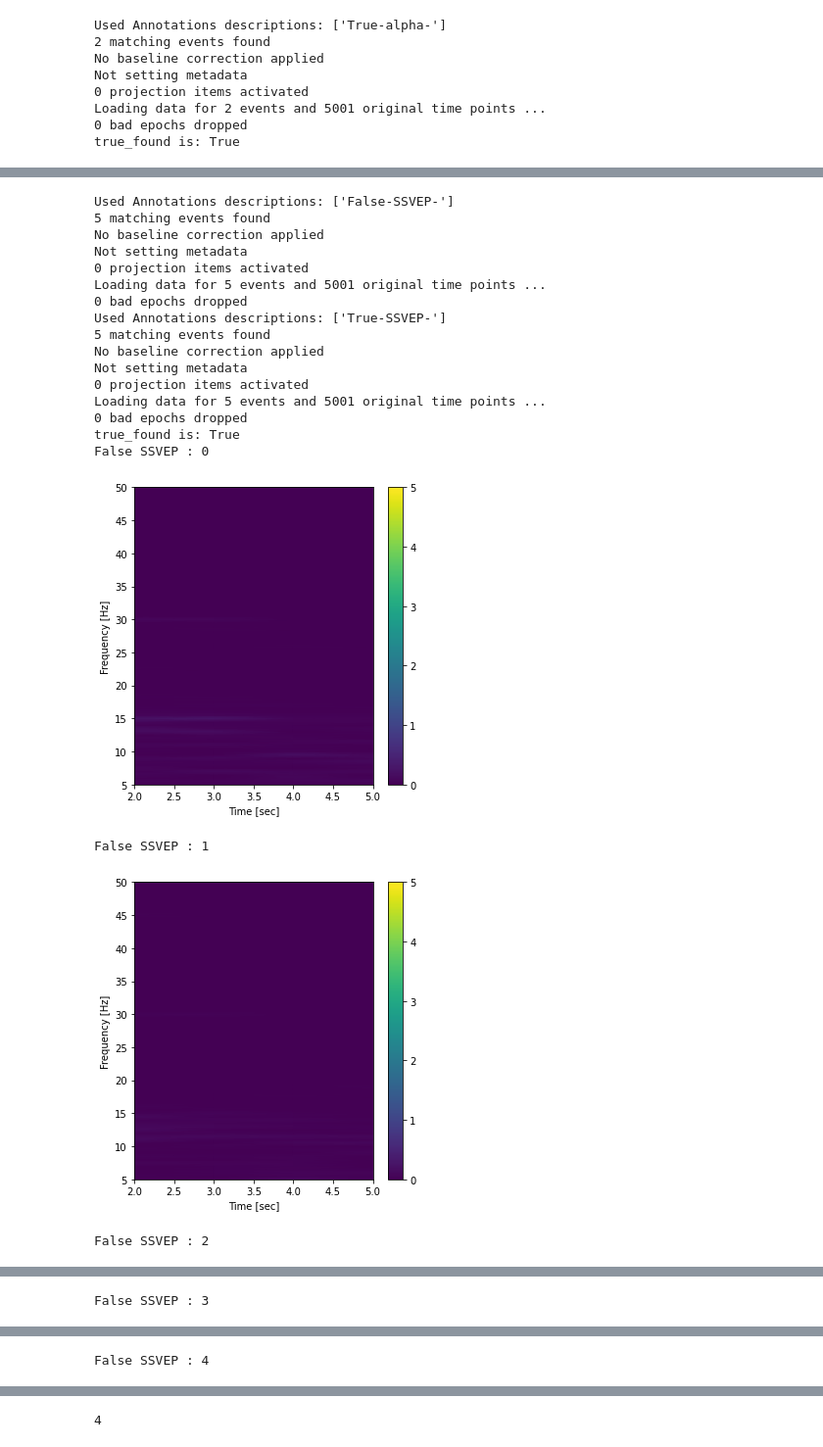
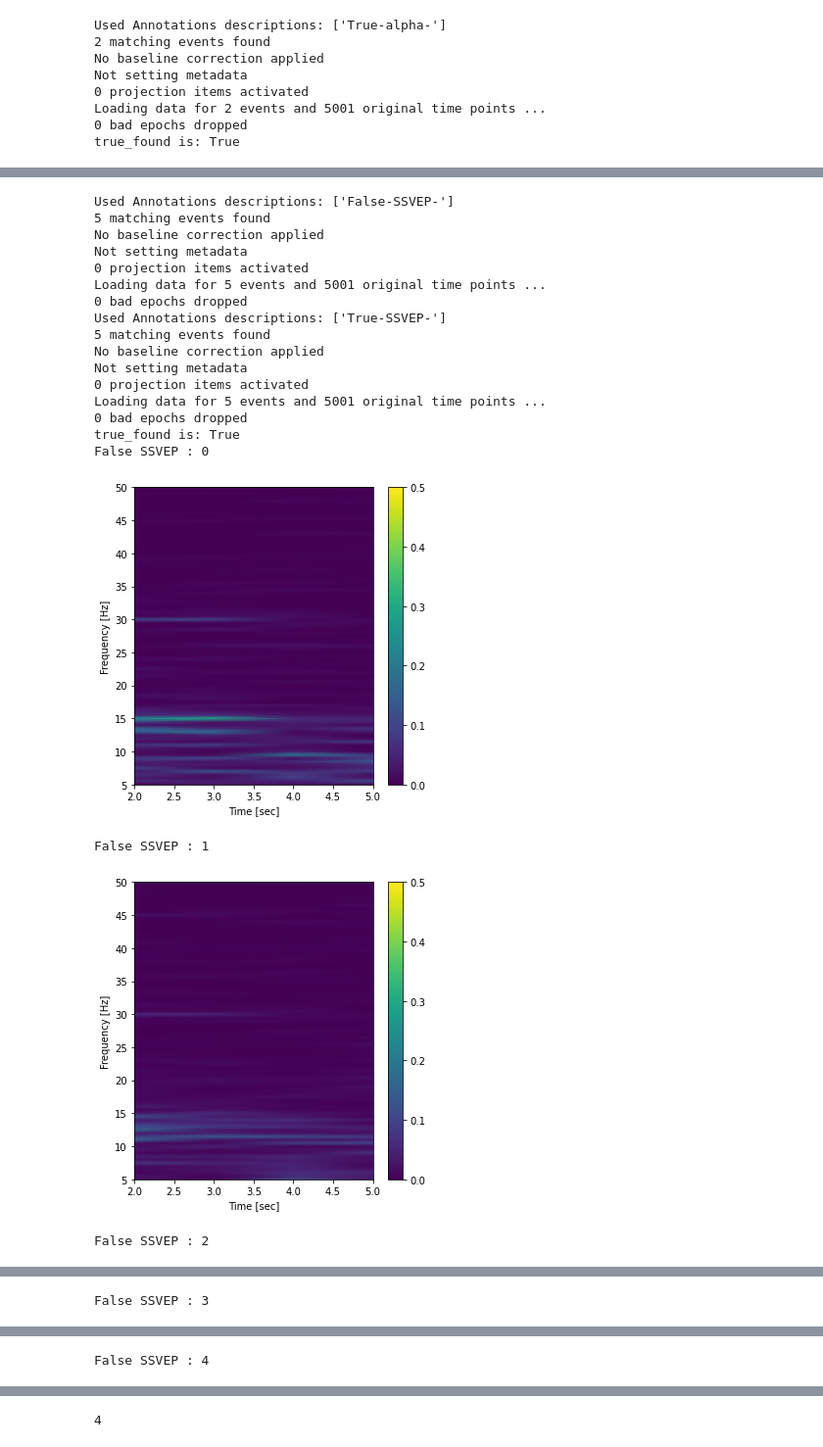
Before and after one commit to nateGeorge/openbci_laryngeal_imagery, a Jupyter notebook: code/prototype eegData class - Sam.ipynb, the cells around one changed output, grey strips where cells are left out. Shown at 98% size. Drawn from its saved outputs; the diff is of its cells as text; code cells hidden in the pictures.

Commit message:
Created Debug for one SSVEP window

```diff
--- a/code/prototype eegData class - Sam.ipynb
+++ b/code/prototype eegData class - Sam.ipynb
@@ -39,5 +39,5 @@ Sam's todo:
 # %% [markdown]
 ##### Load and Clean One Dataset
 # %%
-eegData.load_clean_one_dataset(r"C:\Users\Owner\OneDrive - Regis University\laryngeal_bci\data\fifs\second_try\BCIproject_trial-N-1.2-11-2021_raw.fif.gz", standardize=True)
+eegData.load_clean_one_dataset(r"C:\Users\Owner\OneDrive - Regis University\laryngeal_bci\data\fifs\second_try\BCIproject_trial-S-2.3-8-2021_raw.fif.gz", standardize=True)
 # %% [output]
@@ -103,25 +123,25 @@ Loading data for 5 events and 5001 original time points ...
 0 bad epochs dropped
 true_found is: True
 # %%
-eegData.plot_all_SSVEP_spectrograms()
+eegData.plot_all_SSVEP_spectrograms(vmax=.5)
 # %% [output]
 Used Annotations descriptions: ['False-SSVEP-']
 5 matching events found
 No baseline correction applied
 Not setting metadata
 0 projection items activated
 Loading data for 5 events and 5001 original time points ...
 0 bad epochs dropped
 Used Annotations descriptions: ['True-SSVEP-']
 5 matching events found
 No baseline correction applied
 Not setting metadata
 0 projection items activated
 Loading data for 5 events and 5001 original time points ...
 0 bad epochs dropped
 true_found is: True
 False SSVEP : 0
-[figure, old version]
+[figure, new version]
 False SSVEP : 1
-[figure, old version]
+[figure, new version]
 False SSVEP : 2
```
Also changed, not shown: parts of 4 cells of this notebook, 1 other file.
